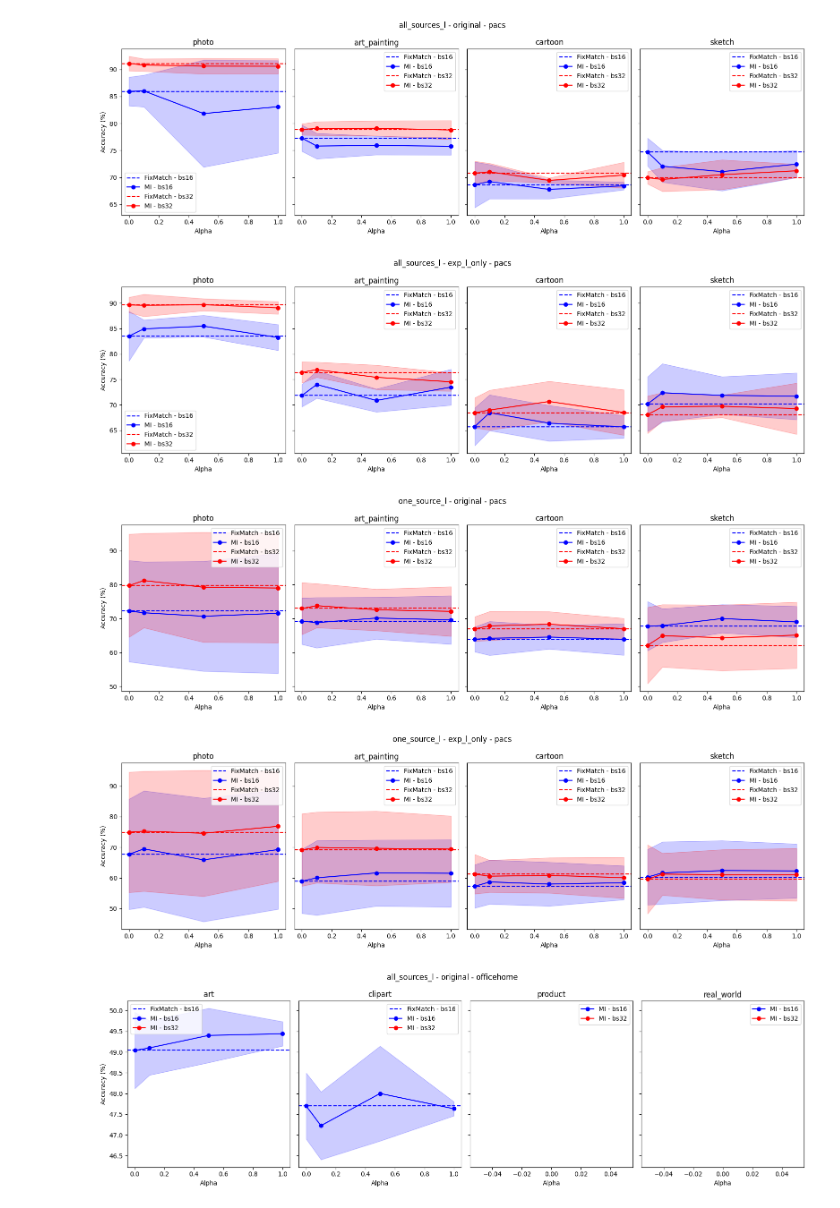
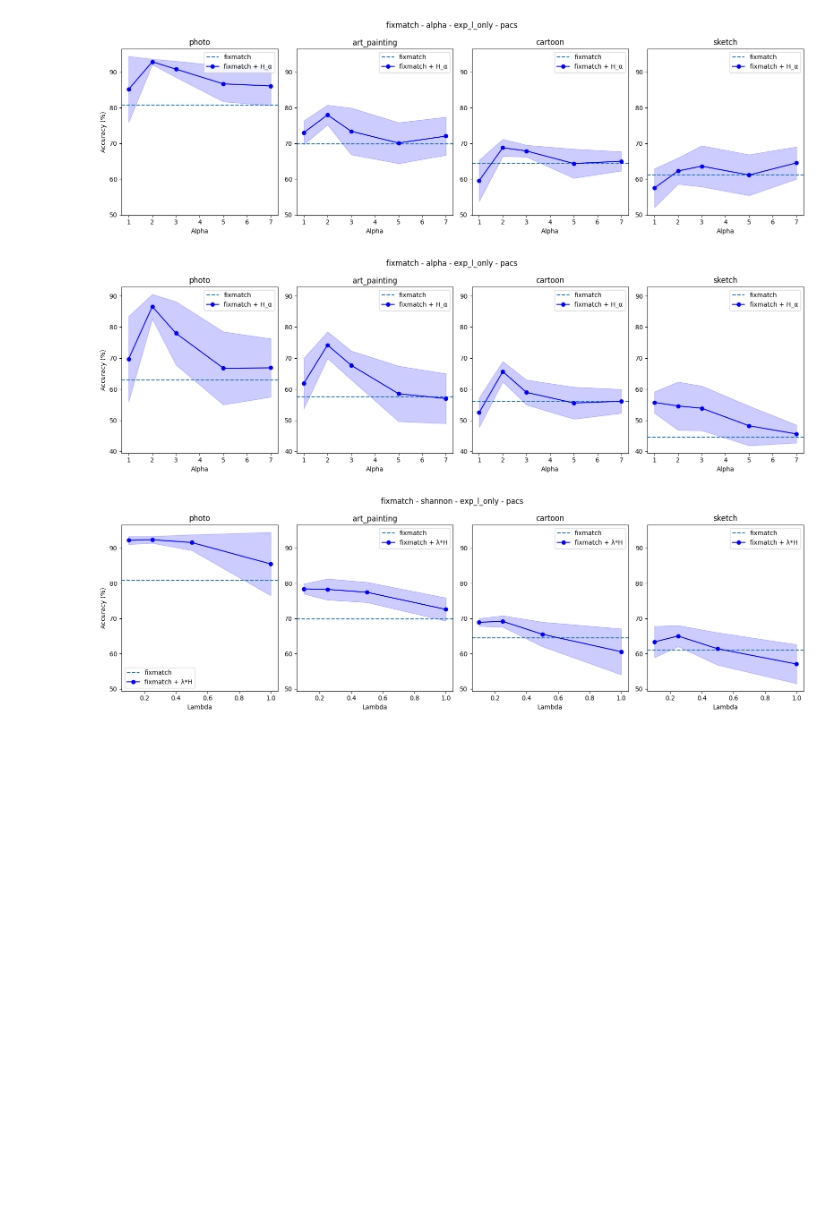
Before and after one commit to quentin-gopee/SSDG-MI, a Jupyter notebook: notebooks/plots_clean.ipynb, the cells around one changed output. Saved outputs shown, nothing was run; the diff lists cells and outputs as text; code cells hidden in the pictures; blank space fills up the shorter version.

```diff
--- a/notebooks/plots_clean.ipynb
+++ b/notebooks/plots_clean.ipynb
@@ -1,29 +4,68 @@
 # %%
 from utils import read_and_plot
+# %%
+datasets = ['pacs']
+nlabs = [210]
+baselines = ['fixmatch']
+imbalances = ['exp_l_only']
+targets = [['photo', 'art_painting', 'cartoon', 'sketch']]
+alphas = [0, 1, 2, 3, 5, 7]
+
+for d, nl, t in zip(datasets, nlabs, targets):
+    for bl in baselines:
+        for i in imbalances:
+            read_and_plot(
+                dataset=d,
+                nlab=nl,
+                baseline=bl,
+                imbalance=i,
+                targets=t,
+                weight_h=alphas,
+                me='alpha'
+            )
+# %% [output]
+[figure, added]
+# %%
+datasets = ['pacs']
+nlabs = [105]
+baselines = ['fixmatch']
+imbalances = ['exp_l_only']
+targets = [['photo', 'art_painting', 'cartoon', 'sketch']]
+alphas = [0, 1, 2, 3, 5, 7]
+
+for d, nl, t in zip(datasets, nlabs, targets):
+    for bl in baselines:
+        for i in imbalances:
+            read_and_plot(
+                dataset=d,
+                nlab=nl,
+                baseline=bl,
+                imbalance=i,
+                targets=t,
+                weight_h=alphas,
+                me='alpha'
+            )
+# %% [output]
+[figure, added]
 # %%
-datasets = ['pacs', 'officehome']
-nlabs = [210, 1950]
-setups = ['all_sources_l', 'one_source_l']
-imbalances = ['original', 'exp_l_only']
-targets = [['photo', 'art_painting', 'cartoon', 'sketch'], ['art', 'clipart', 'product', 'real_world']]
-batch_sizes = [16, 32]
-alphas = [0, 0.1, 0.5, 1]
+datasets = ['pacs']
+nlabs = [210]
+baselines = ['fixmatch']
+imbalances = ['exp_l_only']
+targets = [['photo', 'art_painting', 'cartoon', 'sketch']]
+lambdas = [0, 0.1, 0.25, 0.5, 1]
 
 for d, nl, t in zip(datasets, nlabs, targets):
-    for s in setups:
+    for bl in baselines:
         for i in imbalances:
             read_and_plot(
                 dataset=d,
                 nlab=nl,
-                setup=s,
+                baseline=bl,
                 imbalance=i,
                 targets=t,
-                batch_sizes=batch_sizes,
-                alphas=alphas
+                weight_h=lambdas,
+                me='shannon'
             )
 # %% [output]
-[figure, old version]
+[figure, new version]
-[figure, removed]
-[figure, removed]
-[figure, removed]
-[figure, removed]
```
Also changed, not shown: parts of 3 cells of this notebook, 4 other files.
